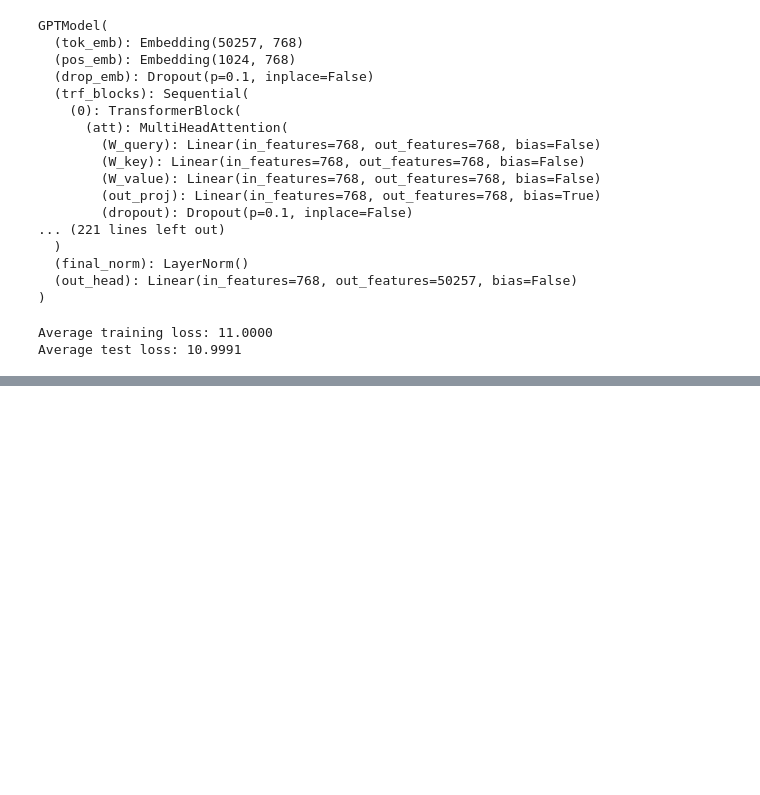
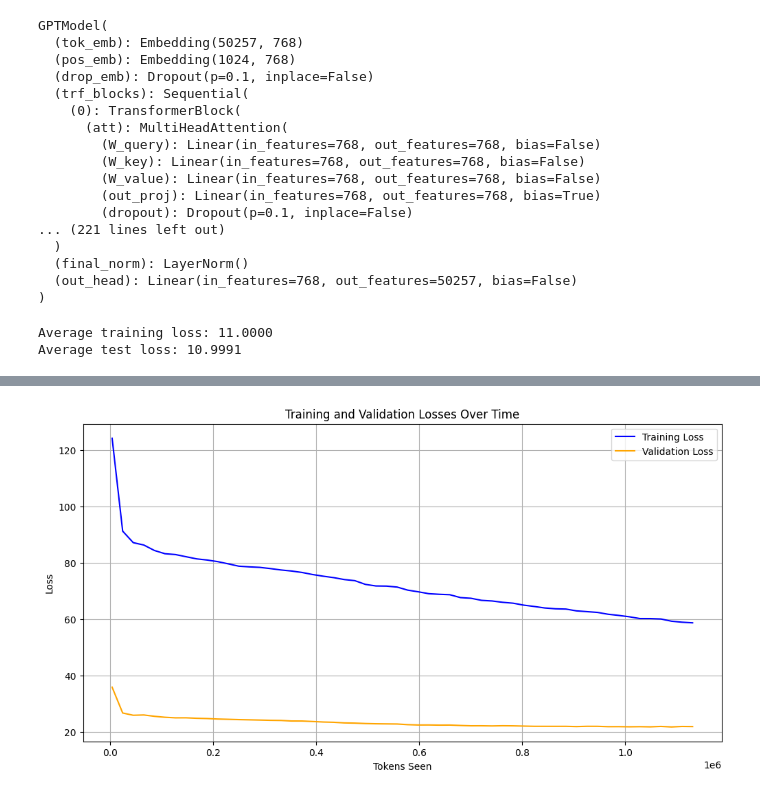
Before and after one commit to VedantBedi/Large-Language-Model-from-Scratch, a Jupyter notebook: GPT2.ipynb, the cells around one changed output, grey strips where cells are left out. Cells and saved outputs as stored; diff of their text form; code cells hidden in the pictures; blank space fills up the shorter version.

```diff
--- a/GPT2.ipynb
+++ b/GPT2.ipynb
@@ -361,7 +361,7 @@ def calc_loss_batch(input_batch, target_batch, model, device):
     target_batch = torch.stack(target_batch).to(device)
     logits = model(input_batch)
     loss = F.cross_entropy(logits.view(-1, logits.size(-1)), target_batch.view(-1))
-    return loss.item()
+    return loss
 # %%
 def calc_loss_loader(dataloader, model, device, num_batches=None):
     model.eval()
@@ -397,12 +397,15 @@ with torch.no_grad():
 Average training loss: 11.0000
 Average test loss: 10.9991
 # %%
-def evaluate_model(model, dataloader, device):
+def evaluate_model(model, train_dataloader, test_dataloader, device):
     model.eval()
+    train_loss = 0
+    val_loss = 0
     with torch.no_grad():
-        for input_batch, target_batch in dataloader:
-            train_loss = calc_loss_batch(input_batch, target_batch, model, device)
-            val_loss = calc_loss_loader(dataloader, model, device)
+        for input_batch, target_batch in train_dataloader:
+            train_loss += calc_loss_batch(input_batch, target_batch, model, device)
+        for input_batch, target_batch in test_dataloader:
+            val_loss += calc_loss_batch(input_batch, target_batch, model, device)
     model.train()
     return train_loss, val_loss
 # %%
@@ -413,11 +416,10 @@ def train_model_simple(model, train_loader, val_loader, optimizer, device, num_e
 
     for epoch in range(num_epochs):
         model.train()
-        for input_batch, target_batch in enumerate(train_loader):
-            input_batch = torch.stack(input_batch).to(device)
-            target_batch = torch.stack(target_batch).to(device)
+        for input_batch, target_batch in train_loader:
             optimizer.zero_grad()
             loss = calc_loss_batch(input_batch, target_batch, model, device)
+            input_batch = torch.stack(input_batch).to(device)
             loss.backward()
             optimizer.step()
             token_seen += input_batch.numel()
@@ -425,7 +427,7 @@ def train_model_simple(model, train_loader, val_loader, optimizer, device, num_e
 
             if global_step % eval_freq == 0:
                 model.eval()
-                train_loss, val_loss = evaluate_model(model, train_loader, val_loader, device, eval_iter)
+                train_loss, val_loss = evaluate_model(model, train_loader, val_loader, device)
                 train_losses.append(train_loss)
                 val_losses.append(val_loss)
                 track_tokens_seen.append(token_seen)
@@ -441,9 +443,9 @@ start_time = time.time()
 
 torch.manual_seed(123)
 model = GPTModel(GPT_CONFIG_124M).to(device)
-optimizer = torch.optim.AdamW(model.parameters(), lr=1e-4, weight_decay=0.01)
+optimizer = torch.optim.AdamW(model.parameters(), lr=1e-3, weight_decay=0.01)
 
-num_epochs = 10
+num_epochs = 20
 train_losses, val_losses, track_tokens_seen = train_model_simple(
     model, train_dataloader, test_dataloader, optimizer, device,
     num_epochs=num_epochs, eval_freq=5, eval_iter=5
@@ -454,17 +474,33 @@ print(f"Training completed in {end_time - start_time:.2f} seconds.")
 # %%
 #plot the training and validation losses vs epochs
 import matplotlib.pyplot as plt
 def plot_losses(train_losses, val_losses, track_tokens_seen):
+    # Convert any torch.Tensor entries into Python floats/ints
+    xs = [
+        x.cpu().item() if isinstance(x, torch.Tensor) else x
+        for x in track_tokens_seen
+    ]
+    ys_train = [
+        t.cpu().item() if isinstance(t, torch.Tensor) else t
+        for t in train_losses
+    ]
+    ys_val = [
+        v.cpu().item() if isinstance(v, torch.Tensor) else v
+        for v in val_losses
+    ]
+
     plt.figure(figsize=(12, 6))
-    plt.plot(track_tokens_seen, train_losses, label='Training Loss', color='blue')
-    plt.plot(track_tokens_seen, val_losses, label='Validation Loss', color='orange')
+    plt.plot(xs, ys_train, label='Training Loss', color='blue')
+    plt.plot(xs, ys_val,   label='Validation Loss', color='orange')
     plt.xlabel('Tokens Seen')
     plt.ylabel('Loss')
     plt.title('Training and Validation Losses Over Time')
     plt.legend()
     plt.grid()
     plt.show()
 plot_losses(train_losses, val_losses, track_tokens_seen)
+# %% [output]
+[figure, added]
 # %%
 torch.save({"model": model.state_dict(), "optimizer": optimizer.state_dict()}, "gpt2_model.pth")
 # Load the model
```
Also changed, not shown: parts of 5 cells of this notebook.
